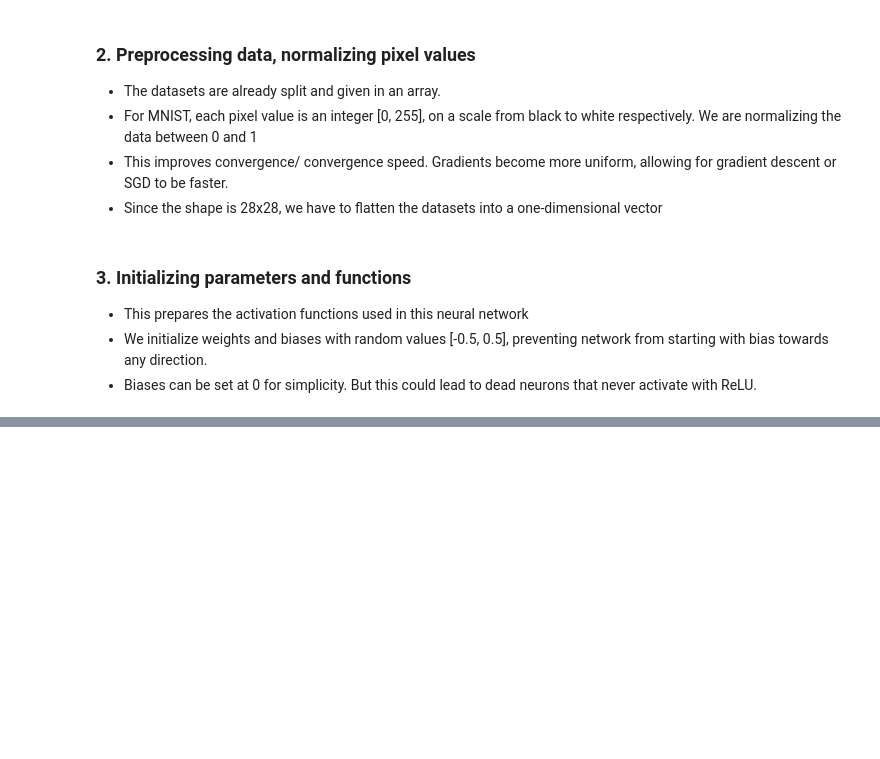
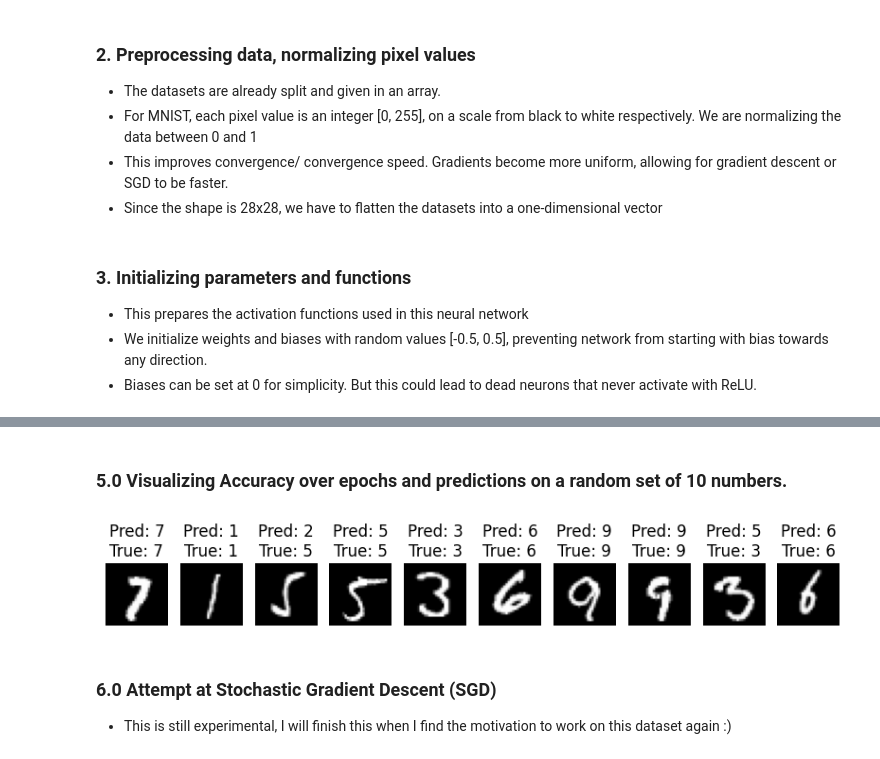
Before and after one commit to spenceypantsy1/mnist-neural-network-with-numpy, a Jupyter notebook: mnist-handwriting-recognition.ipynb, the cells around one changed output, grey strips where cells are left out. Drawn from its saved outputs; the diff is of its cells as text; code cells hidden in the pictures; blank space fills up the shorter version.

Commit message:
Finalizing Neural Network. Procrastinating on SGD, just applying batch gradient descent for now.

```diff
--- a/mnist-handwriting-recognition.ipynb
+++ b/mnist-handwriting-recognition.ipynb
@@ -41,9 +41,9 @@ Visualizing sample images from MNIST dataset:
 - Since the shape is 28x28, we have to flatten the datasets into a one-dimensional vector
 # %%
 # Normalizing data between 0 and 1
-X_train = X_train / 225.0
+X_train = X_train / 255.0
 X_test = X_test / 255.0
 
 # Flattening dataset to be a one-dimensional vector
-X_train_flat = X_train.reshape(X_train.shape[0], -1)  ## Shape becomes (60000, 784)
-X_test_flat = X_test.reshape(X_test.shape[0], -1)      ## Shape becomes (10000, 784)
+X_train_flat = X_train.reshape(X_train.shape[0], -1).T  ## Shape becomes (784, 60000)
+X_test_flat = X_test.reshape(X_test.shape[0], -1).T      ## Shape becomes (784, 60000)
@@ -105,0 +221,32 @@ def update_params(W1, b1, W2, b2, dW1, db1, dW2, db2, alpha):
+# %% [markdown]
+### 5.0 Visualizing Accuracy over epochs and predictions on a random set of 10 numbers.
+# %%
+def visualize_random_predictions(X_test, y_test, model, num_samples=10):
+    # Randomly select samples
+    random_indices = np.random.choice(X_test.shape[1], num_samples, replace=False)
+
+    # Get the selected images and labels
+    X_random = X_test[:, random_indices]
+    y_random = y_test[random_indices]
+
+    # Forward pass
+    Z1, A1, Z2, A2 = forward_prop(model['W1'], model['b1'], model['W2'], model['b2'], X_random)
+    predictions = get_predictions(A2)
+
+    # Plotting images + their predicted and true values
+    plt.figure(figsize=(10, 2))
+    for i in range(num_samples):
+        plt.subplot(1, num_samples, i + 1)
+        plt.imshow(X_random[:, i].reshape(28, 28), cmap='gray')
+        pred_label = predictions[i]
+        true_label = y_random[i]
+        plt.title(f"Pred: {pred_label}\nTrue: {true_label}")
+        plt.axis('off')
+    plt.show()
+
+visualize_random_predictions(X_test_flat, y_test, {'W1': W1, 'b1': b1, 'W2': W2, 'b2': b2})
+# %% [output]
+[figure, added]
+# %% [markdown]
+### 6.0 Attempt at Stochastic Gradient Descent (SGD)
+- This is still experimental, I will finish this when I find the motivation to work on this dataset again :)
```
Also changed, not shown: parts of 5 cells of this notebook.
